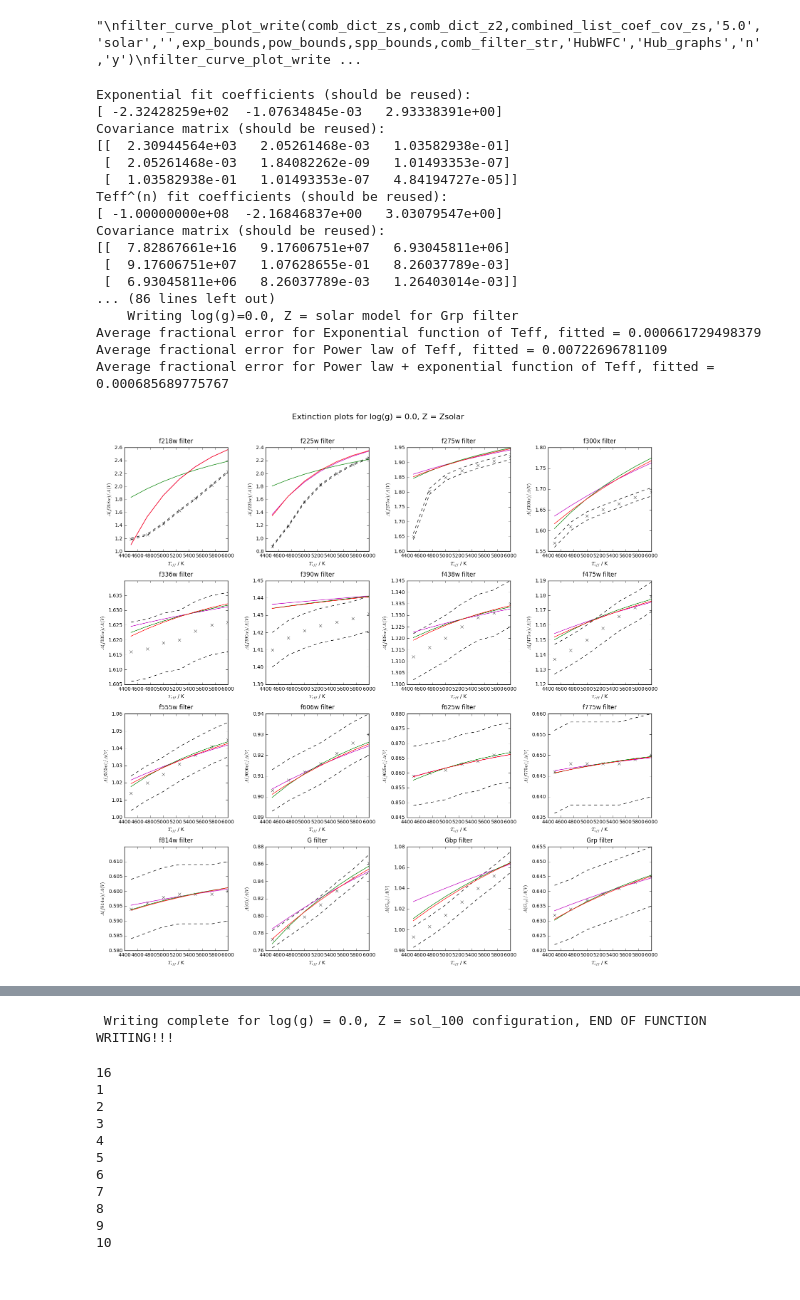
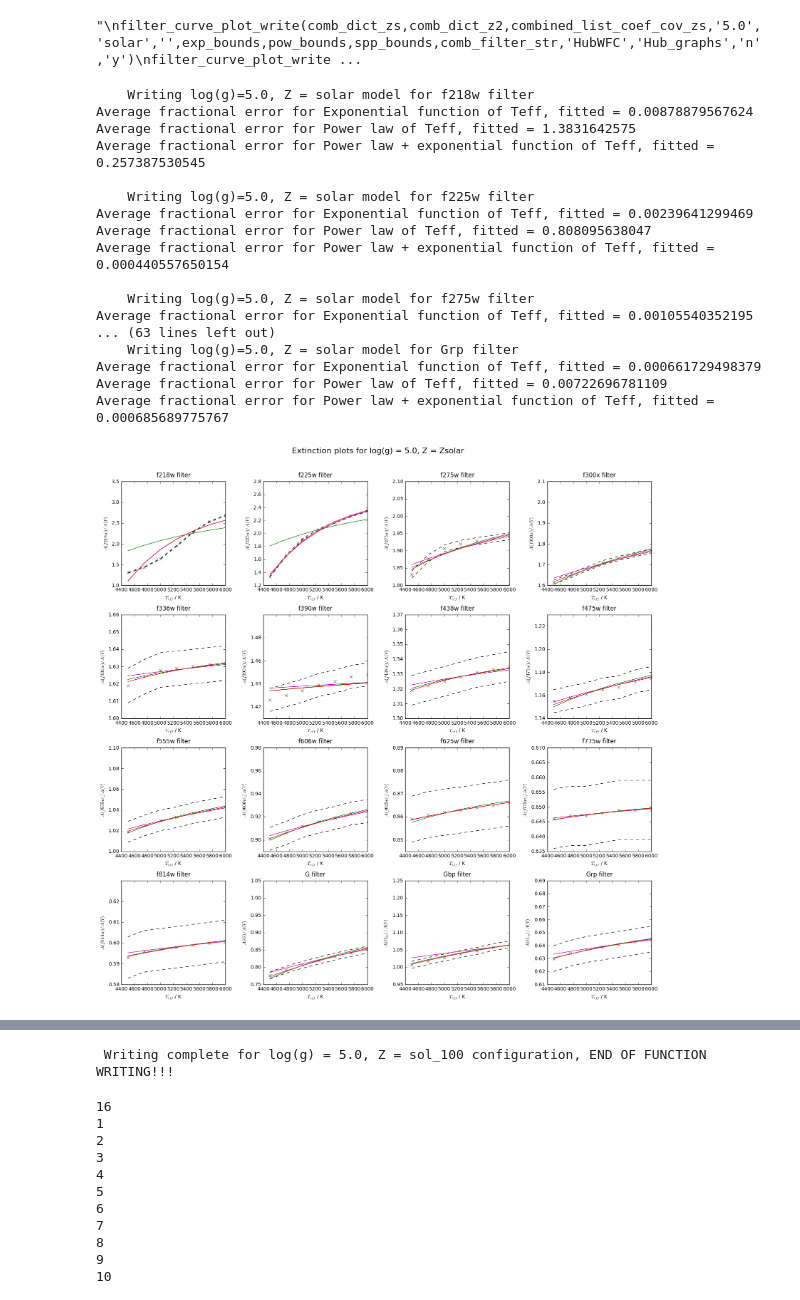
Before and after one commit to AlexlwAstro/phd_work, a Jupyter notebook: gaia_spectra_plots.ipynb, the cells around one changed output, grey strips where cells are left out. Cells and saved outputs as stored; diff of their text form; code cells hidden in the pictures.

Commit message:
zoomed logg=5 plots, show difference from logg=0

```diff
--- a/gaia_spectra_plots.ipynb
+++ b/gaia_spectra_plots.ipynb
@@ -276,7 +276,7 @@ def filter_curve_fit(A_X_zs_gfix,A_X_z2_gfix,key,metal,filter_str):
 
 
 # plot & write results
-def filter_curve_plot_write(A_X_zs_gfix,A_X_z2_gfix,combined_list,key,metal,extras,exp_bounds,pow_bounds,spp_bounds,filter_str,folder,graph_fold,casa_opt,multiplot_file):
+def filter_curve_plot_write(A_X_zs_gfix,A_X_z2_gfix,combined_list,key,metal,extras,exp_bounds,pow_bounds,spp_bounds,filter_str,folder,graph_fold,casa_opt,multiplot_file,zoom_min=None, zoom_max=None):
     if (metal == 'solar'):
         A_X_chosen = A_X_zs_gfix[key]
         casa_chosen = casa_A_X_zs_gfix[key]
@@ -287,7 +287,8 @@ def filter_curve_plot_write(A_X_zs_gfix,A_X_z2_gfix,combined_list,key,metal,extr
         print 'Error! Incorrect metallicity input'
         A_X_chosen = []
 
-
+    if (zoom_min is not None and zoom_max is not None):
+        extras += ('_zoom_' + str(int(zoom_min)) + 'K_' + str(int(zoom_max)) + 'K')
     # First, double-check number of columns
     #if (len(A_X_chosen[0,:]) == len(A_X_fit[0,:])):
     #    print 'Number of columns check passed'
@@ -350,6 +351,8 @@ def filter_curve_plot_write(A_X_zs_gfix,A_X_z2_gfix,combined_list,key,metal,extr
             axs[i-2].plot(A_X_chosen[:,0],exp_func(A_X_chosen[:,0],*exp_fit_A_logg5),'m',label=fit_types[0])
             axs[i-2].plot(A_X_chosen[:,0],single_poly(A_X_chosen[:,0],*pow_fit_A_logg5),'g',label=fit_types[1])
             axs[i-2].plot(A_X_chosen[:,0],single_poly_plus_exp_func(A_X_chosen[:,0],*spp_exp_fit_A_logg5),'r',label=fit_types[2])
+            if (zoom_min is not None and zoom_max is not None):
+                axs[i-2].set_xlim(zoom_min,zoom_max)
             title_str = filter_str[i-2] + ' filter'
             axs[i-2].set_title(title_str, y=1.02)
 
@@ -368,6 +371,9 @@ def filter_curve_plot_write(A_X_zs_gfix,A_X_z2_gfix,combined_list,key,metal,extr
                 f.close()
                 #_0.02
         plot_dir_str_i = folder + '/' + graph_fold + '/AHub_logg=' + key + '_' + metal + '_' + extras + '_Teff_fit_plot.pdf'
+
+
+
         sup_title_str = 'Extinction plots for log(g) = ' + key + ', Z = Z' + metal
         fig.suptitle(sup_title_str,size=16)
         fig.tight_layout()
@@ -1184,25 +1189,25 @@ List of lists of arrays, length  6
 # %%
 # If finished fitting (i.e. log(g) not equal to 5.0), DON'T run previous cell!!!
 
 # Test solar metallicity fit on BOTH metallicity scenarios
-filter_curve_plot_write(comb_dict_zs_4500K,comb_dict_z2_4500K,combined_list_coef_cov_zs_4500K,'0.0','solar','4500K',exp_bounds,pow_bounds,spp_bounds,comb_filter_str,'HubWFC','Hub_graphs','n','y')
-filter_curve_plot_write(comb_dict_zs_4500K,comb_dict_z2_4500K,combined_list_coef_cov_zs_4500K,'0.0','sol_100','4500K',exp_bounds,pow_bounds,spp_bounds,comb_filter_str,'HubWFC','Hub_graphs','n','y')
+filter_curve_plot_write(comb_dict_zs_4500K,comb_dict_z2_4500K,combined_list_coef_cov_zs_4500K,'5.0','solar','4500K',exp_bounds,pow_bounds,spp_bounds,comb_filter_str,'HubWFC','Hub_graphs','n','y',4400,6000)
+filter_curve_plot_write(comb_dict_zs_4500K,comb_dict_z2_4500K,combined_list_coef_cov_zs_4500K,'5.0','sol_100','4500K',exp_bounds,pow_bounds,spp_bounds,comb_filter_str,'HubWFC','Hub_graphs','n','y',4400,6000)
 # %% [output]
-Exponential fit coefficients (should be reused):
-[ -2.32428259e+02  -1.07634845e-03   2.93338391e+00]
-Covariance matrix (should be reused):
-[[  2.30944564e+03   2.05261468e-03   1.03582938e-01]
- [  2.05261468e-03   1.84082262e-09   1.01493353e-07]
- [  1.03582938e-01   1.01493353e-07   4.84194727e-05]]
-Teff^(n) fit coefficients (should be reused):
-[ -1.00000000e+08  -2.16846837e+00   3.03079547e+00]
-Covariance matrix (should be reused):
-[[  7.82867661e+16   9.17606751e+07   6.93045811e+06]
- [  9.17606751e+07   1.07628655e-01   8.26037789e-03]
- [  6.93045811e+06   8.26037789e-03   1.26403014e-03]]
-... (86 lines left out)
-    Writing log(g)=0.0, Z = solar model for Grp filter
+    Writing log(g)=5.0, Z = solar model for f218w filter
+Average fractional error for Exponential function of Teff, fitted = 0.00878879567624
+Average fractional error for Power law of Teff, fitted = 1.3831642575
+Average fractional error for Power law + exponential function of Teff, fitted = 0.257387530545
+
+    Writing log(g)=5.0, Z = solar model for f225w filter
+Average fractional error for Exponential function of Teff, fitted = 0.00239641299469
+Average fractional error for Power law of Teff, fitted = 0.808095638047
+Average fractional error for Power law + exponential function of Teff, fitted = 0.000440557650154
+
+    Writing log(g)=5.0, Z = solar model for f275w filter
+Average fractional error for Exponential function of Teff, fitted = 0.00105540352195
+... (63 lines left out)
+    Writing log(g)=5.0, Z = solar model for Grp filter
 Average fractional error for Exponential function of Teff, fitted = 0.000661729498379
 Average fractional error for Power law of Teff, fitted = 0.00722696781109
 Average fractional error for Power law + exponential function of Teff, fitted = 0.000685689775767
-[figure, old version]
+[figure, new version]
@@ -1227,4 +1232,4 @@ Average fractional error for Power law + exponential function of Teff, fitted =
- Writing complete for log(g) = 0.0, Z = sol_100 configuration, END OF FUNCTION WRITING!!!
+ Writing complete for log(g) = 5.0, Z = sol_100 configuration, END OF FUNCTION WRITING!!!
 # %%
 # Create coefficient summary text file for power law
 # filename options:
```
Also changed, not shown: parts of 2 cells of this notebook, 12 other files.
